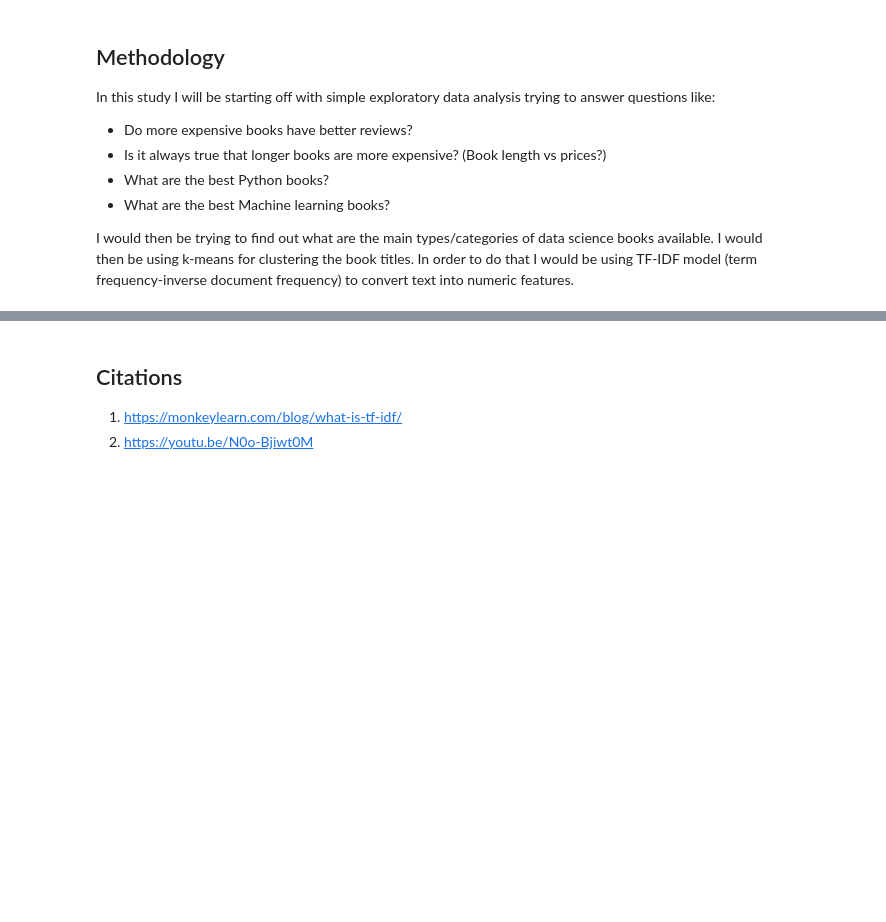
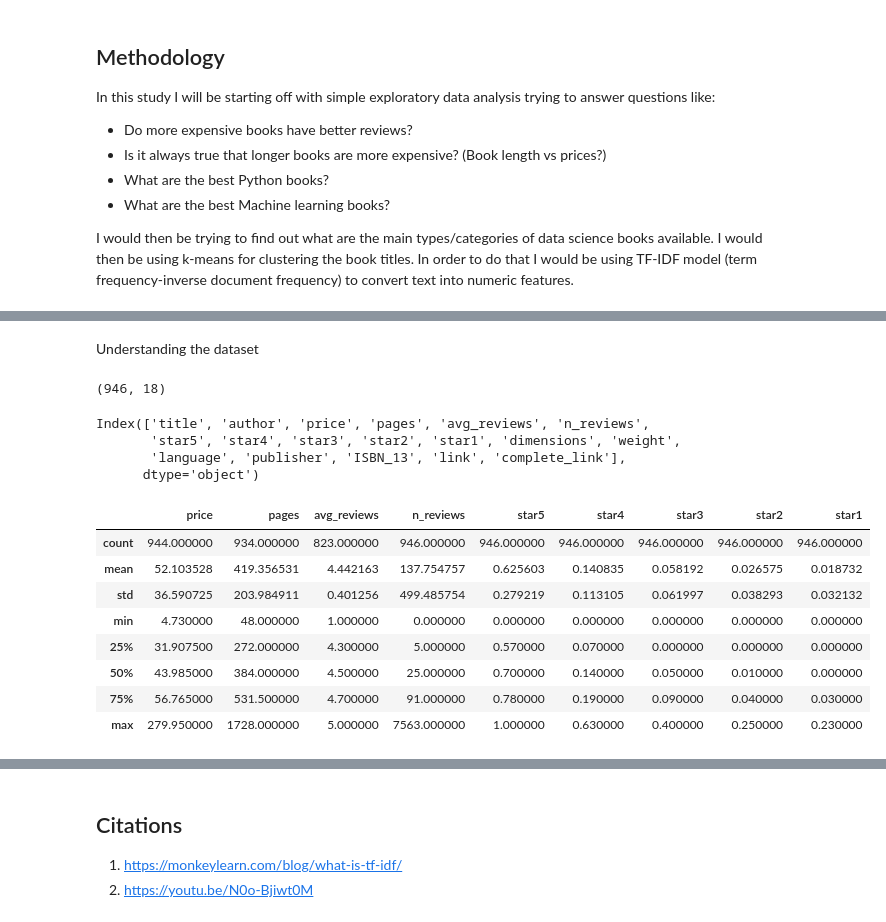
Before and after one commit to tanmay-sketch/Exploratory-Book-Analysis, a Jupyter notebook: report.ipynb, the cells around one changed output, grey strips where cells are left out. Drawn from its saved outputs; the diff is of its cells as text; code cells hidden in the pictures; blank space fills up the shorter version.

```diff
--- a/report.ipynb
+++ b/report.ipynb
@@ -31,0 +56,25 @@ I would then be trying to find out what are the main types/categories of data sc
+# %% [markdown]
+Understanding the dataset
+# %%
+df.shape
+# %% [output]
+(946, 18)
+# %%
+df.columns
+# %% [output]
+Index(['title', 'author', 'price', 'pages', 'avg_reviews', 'n_reviews',
+       'star5', 'star4', 'star3', 'star2', 'star1', 'dimensions', 'weight',
+       'language', 'publisher', 'ISBN_13', 'link', 'complete_link'],
+      dtype='object')
+# %%
+df.describe()
+# %% [output]
+|  | price | pages | avg_reviews | n_reviews | star5 | star4 | star3 | star2 | star1 |
+| count | 944.000000 | 934.000000 | 823.000000 | 946.000000 | 946.000000 | 946.000000 | 946.000000 | 946.000000 | 946.000000 |
+| mean | 52.103528 | 419.356531 | 4.442163 | 137.754757 | 0.625603 | 0.140835 | 0.058192 | 0.026575 | 0.018732 |
+| std | 36.590725 | 203.984911 | 0.401256 | 499.485754 | 0.279219 | 0.113105 | 0.061997 | 0.038293 | 0.032132 |
+| min | 4.730000 | 48.000000 | 1.000000 | 0.000000 | 0.000000 | 0.000000 | 0.000000 | 0.000000 | 0.000000 |
+| 25% | 31.907500 | 272.000000 | 4.300000 | 5.000000 | 0.570000 | 0.070000 | 0.000000 | 0.000000 | 0.000000 |
+| 50% | 43.985000 | 384.000000 | 4.500000 | 25.000000 | 0.700000 | 0.140000 | 0.050000 | 0.010000 | 0.000000 |
+| 75% | 56.765000 | 531.500000 | 4.700000 | 91.000000 | 0.780000 | 0.190000 | 0.090000 | 0.040000 | 0.030000 |
+| max | 279.950000 | 1728.000000 | 5.000000 | 7563.000000 | 1.000000 | 0.630000 | 0.400000 | 0.250000 | 0.230000 |
```
Also changed, not shown: parts of 15 cells of this notebook, 1 other file.
